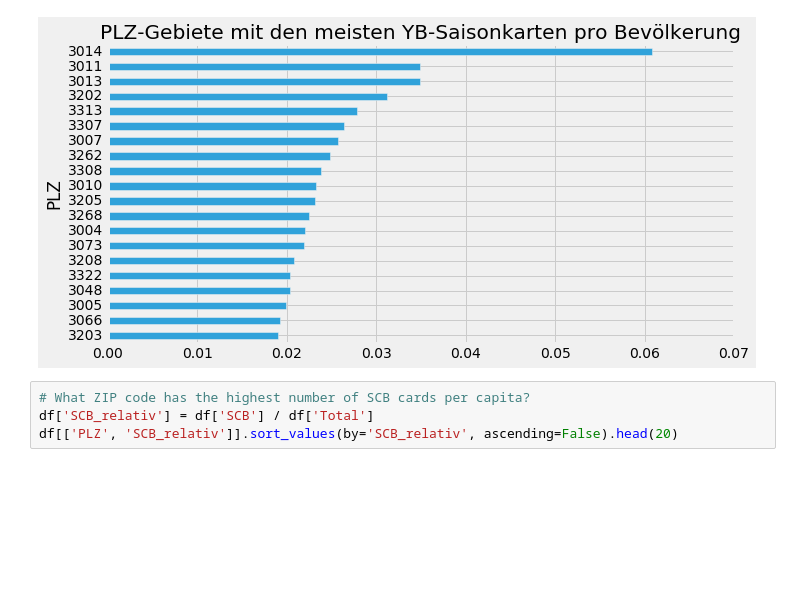
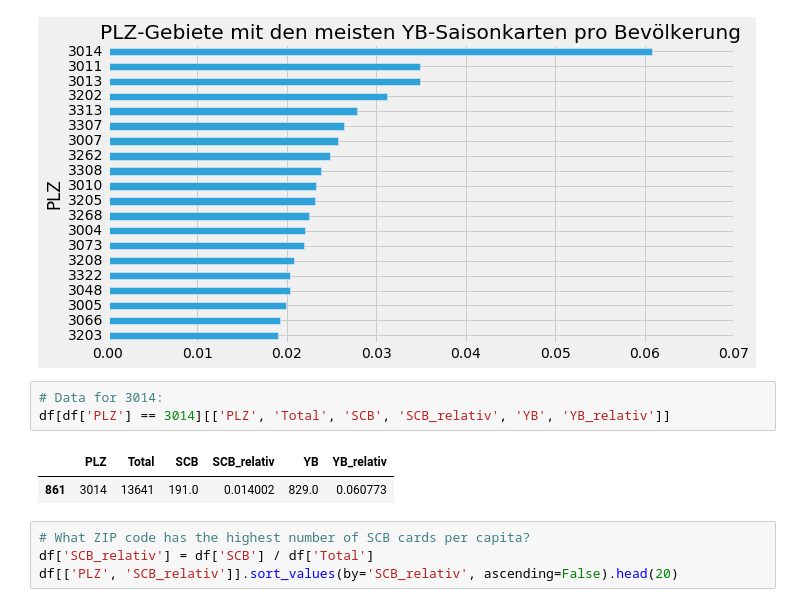
Before and after one commit to thisss/foundations-homework, a Jupyter notebook: data-studio/03/Map the Fans.ipynb, the cells around one changed output. Drawn from its saved outputs; the diff is of its cells as text; blank space fills up the shorter version.

```diff
--- a/data-studio/03/Map the Fans.ipynb
+++ b/data-studio/03/Map the Fans.ipynb
@@ -207,6 +207,12 @@ df[df['PLZ'] != 3000][['PLZ', 'YB_relativ']].sort_values(by='YB_relativ', ascend
 plt.savefig('output/YB_PLZ.svg')
 # %% [output]
 [figure]
+# %%
+# Data for 3014:
+df[df['PLZ'] == 3014][['PLZ', 'Total', 'SCB', 'SCB_relativ', 'YB', 'YB_relativ']]
+# %% [output]
+|  | PLZ | Total | SCB | SCB_relativ | YB | YB_relativ |
+| 861 | 3014 | 13641 | 191.0 | 0.014002 | 829.0 | 0.060773 |
 # %%
 # What ZIP code has the highest number of SCB cards per capita?
 df['SCB_relativ'] = df['SCB'] / df['Total']
```
Also changed, not shown: parts of 6 cells of this notebook.
